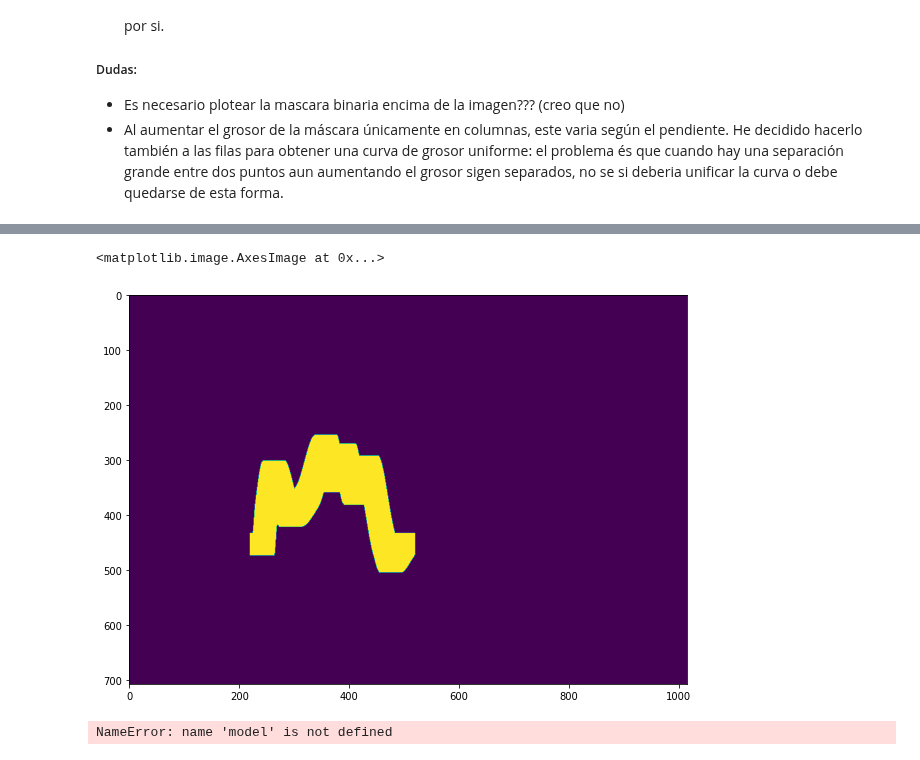
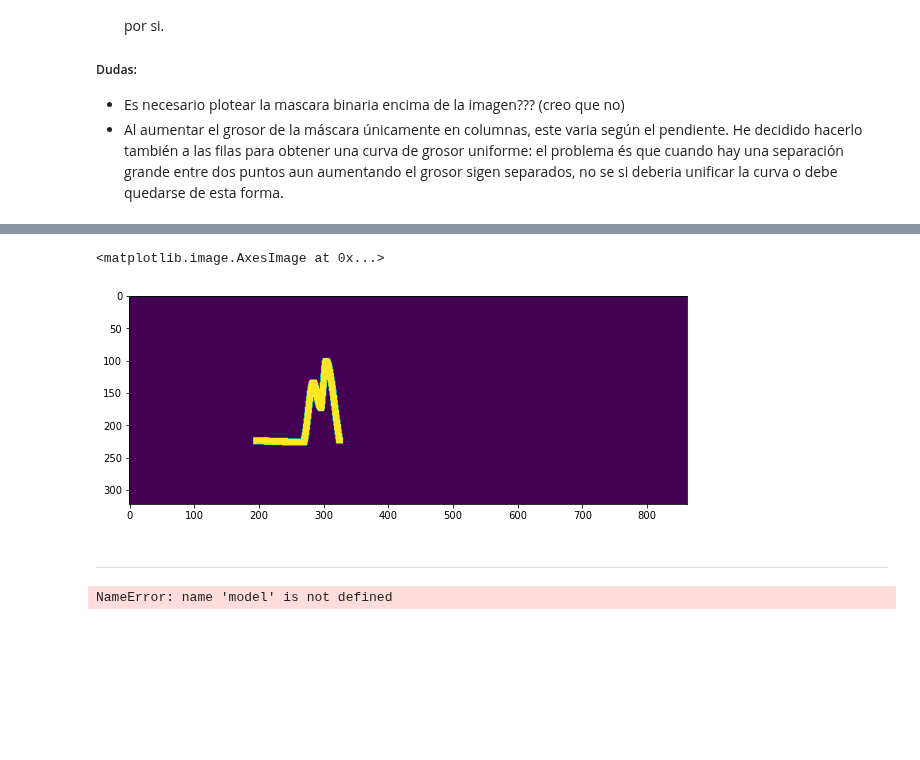
Before and after one commit to iago2900/DopplerSegmentation_iago, a Jupyter notebook: Data visualization+GT.ipynb, the cells around one changed output, grey strips where cells are left out. Cells and saved outputs as stored; diff of their text form; code cells hidden in the pictures; blank space fills up the shorter version.

```diff
--- a/Data visualization+GT.ipynb
+++ b/Data visualization+GT.ipynb
@@ -125,16 +125,18 @@ data = glob.glob(datadir+'*')
 #path = data[i]
 path = 'C:\\Users\hp240\Documents\IAGO\EBM\TFG\ALL_DOPPLER\\1.2.840.113619.2.435.385039104.1530792755.126.1'
 dicom = pydicom.dcmread(path)
-x = dicom.pixel_array.copy()
+
+x0,x1,y0,y1,xref,yref,deltax,deltay = get_frame(dicom,"doppler")
+x = dicom.pixel_array.copy()[y0:y1, x0:x1,]
 if dicom.get("PhotometricInterpretation", "RGB") in ['YBR_FULL', 'YBR_FULL_422']:
     x = convert_ybr_to_rgb(x)
 gt_x = curves_x[dicom.SOPInstanceUID]
 gt_y = curves_y[dicom.SOPInstanceUID]
 
-x0,x1,y0,y1,xref,yref,deltax,deltay = get_frame(dicom,"doppler")
+
 
 plt.figure(1,figsize=(10,10))
 plt.imshow(x)
-plt.plot(gt_x,gt_y+y0) # plot GT (solo hay que añadir bias en la coordenada y!)
+plt.plot(gt_x-x0,gt_y) # plot GT (solo hay que añadir bias en la coordenada y!)
 # %% [output]
 [<matplotlib.lines.Line2D at 0x...>]
@@ -142,42 +144,34 @@ plt.plot(gt_x,gt_y+y0) # plot GT (solo hay que añadir bias en la coordenada y!)
 # %%
-# test con una imagen
-
-path = data[123]
-dicom = pydicom.dcmread(path)
-x = dicom.pixel_array.copy()
-if dicom.get("PhotometricInterpretation", "RGB") in ['YBR_FULL', 'YBR_FULL_422']:
-    x = convert_ybr_to_rgb(x)
-gt_x = curves_x[dicom.SOPInstanceUID]
-gt_y = curves_y[dicom.SOPInstanceUID]
-
-x0,x1,y0,y1,xref,yref,deltax,deltay = get_frame(dicom,"doppler")
+# TENGO QUE ARREGLAR ESTOOOOOOOOOOO !!!!!!!!!!!!
 
 # GT como mascara binaria:
 gt_mask = np.zeros(x.shape[:-1],dtype=bool)
 
 gt_x_full = gt_x.copy()
 gt_y_full = gt_y.copy()
 
 for i in range(gt_x.shape[0]-1):
     if gt_y[i+1]>gt_y[i]:
         s = 1
     else:
         s = -1
     for y in range(gt_y[i]+1,gt_y[i+1],s):
         gt_x_full = np.insert(gt_x_full,i+1,gt_x[i])
         gt_y_full = np.insert(gt_y_full,i+1,y)
 
-line_width = 40
+line_width = 10
 for i in range(-line_width//2,line_width//2):
     for j in range(-line_width//2,line_width//2):
-        gt_mask[gt_y_full+y0+i,gt_x_full+j] = 1
+        gt_mask[gt_y_full+i,gt_x_full-x0+j] = 1
 
 plt.figure(figsize=(10,10))
 plt.imshow(gt_mask) # NO SE PLOTEAN JUNTAS!!!!
 #plt.imshow(x)
 # %% [output]
 <matplotlib.image.AxesImage at 0x...>
-[figure, old version]
+[figure, new version]
+# %% [markdown]
+--------
 # %%
 #### provar lo de la regresion
 
```
Also changed, not shown: parts of 1 cell of this notebook, 3 other files.
